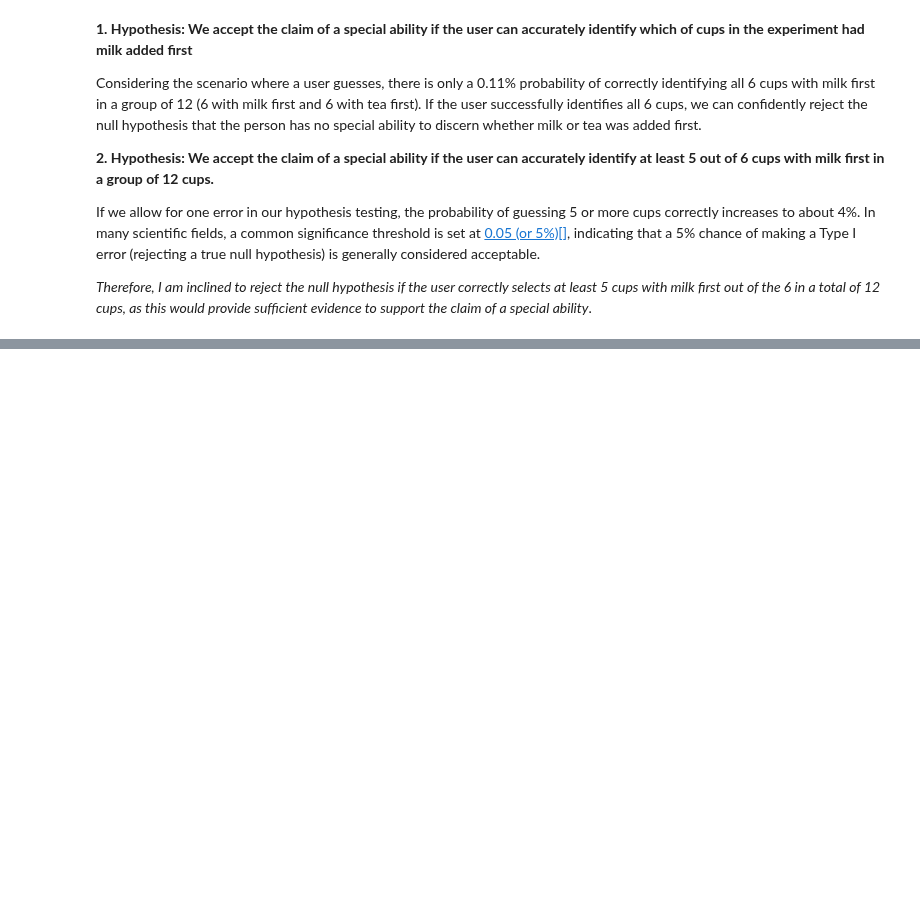
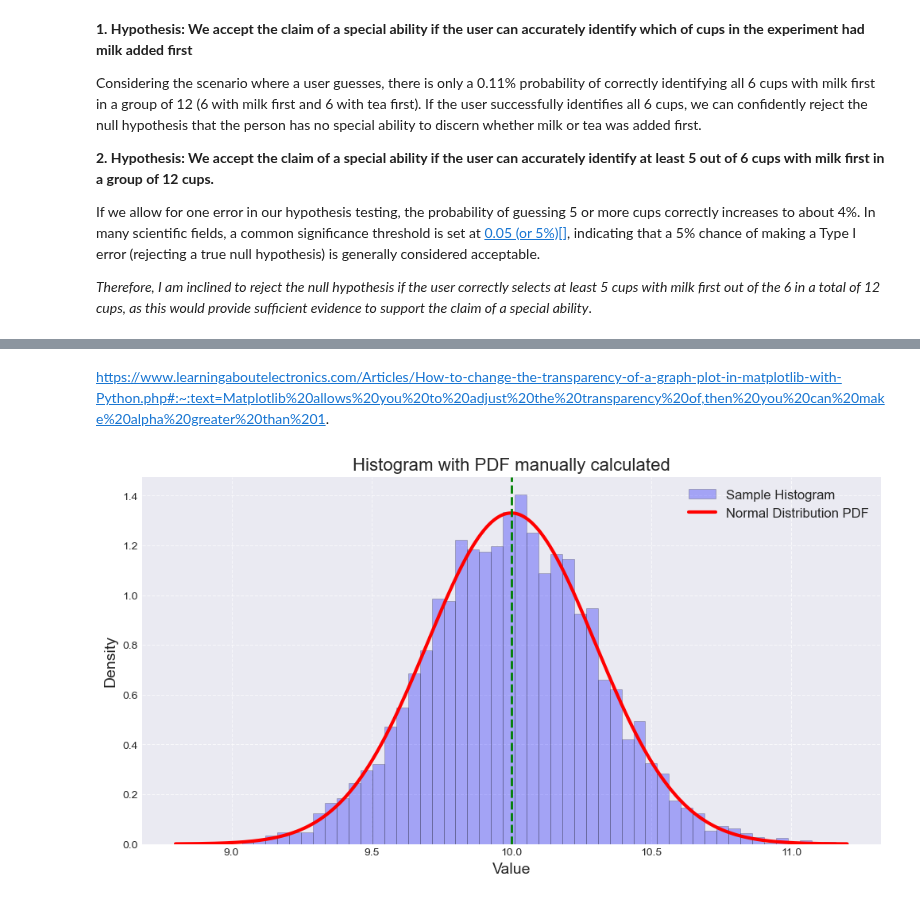
Before and after one commit to Cecilia8989/applied_statistics_assessment, a Jupyter notebook: tasks.ipynb, the cells around one changed output, grey strips where cells are left out. Drawn from its saved outputs; the diff is of its cells as text; code cells hidden in the pictures; blank space fills up the shorter version.

```diff
--- a/tasks.ipynb
+++ b/tasks.ipynb
@@ -307,0 +323,11 @@ https://docs.python.org/3/library/itertools.html#itertools.combinations
+# %% [markdown]
+https://www.learningaboutelectronics.com/Articles/How-to-change-the-transparency-of-a-graph-plot-in-matplotlib-with-Python.php#:~:text=Matplotlib%20allows%20you%20to%20adjust%20the%20transparency%20of,then%20you%20can%20make%20alpha%20greater%20than%201.
+# %%
+# Set the random seed for reproducibility
+np.random.seed(100)
+
+# Mean and standard deviation
+mu, sigma = 10.0, 0.3
+
+# Generate random sample
+s = np.random.normal(mu, sigma, 5000)
@@ -307,0 +348,37 @@ https://docs.python.org/3/library/itertools.html#itertools.combinations
+# %%
+# Define a function that take the data s, the array of value x and the PDF function plot a graph
+def plot_normal_distribution(s, x, pdf, col_hist, col_pdf, title):
+
+    # set up the style
+    plt.style.use('seaborn-v0_8-darkgrid')
+
+    # Create a new figure with specified size
+    plt.figure(figsize=(12, 6))
+
+    # Histogram of the sample with a slight transparency
+    plt.hist(s, bins=50, density=True, alpha=0.3, color=col_hist, edgecolor='black', label='Sample Histogram')
+
+    # Plotting the normal distribution PDF
+    plt.plot(x, pdf, color=col_pdf, linewidth=3, label='Normal Distribution PDF')
+
+    # Set the title and axis labels
+    plt.title(f'Histogram with PDF {title}', fontsize=16)
+    plt.xlabel('Value', fontsize=14)
+    plt.ylabel('Density', fontsize=14)
+
+    # Add a legend to the plot
+    plt.legend(fontsize=12)
+
+    # Enable a grid for better readability
+    plt.grid(True, linestyle='--', alpha=0.7)
+
+    # Draw a vertical line for the mean'mu'
+    plt.axvline(mu, color='green', linestyle='--', label='Mean', linewidth=2)
+
+    # Display the plot
+    plt.show()
+# %%
+# Call the function to plot
+plot_normal_distribution(s, x, pdf, "blue", "red", title="manually calculated")
+# %% [output]
+[figure, added]
```
Also changed, not shown: parts of 13 cells of this notebook.
